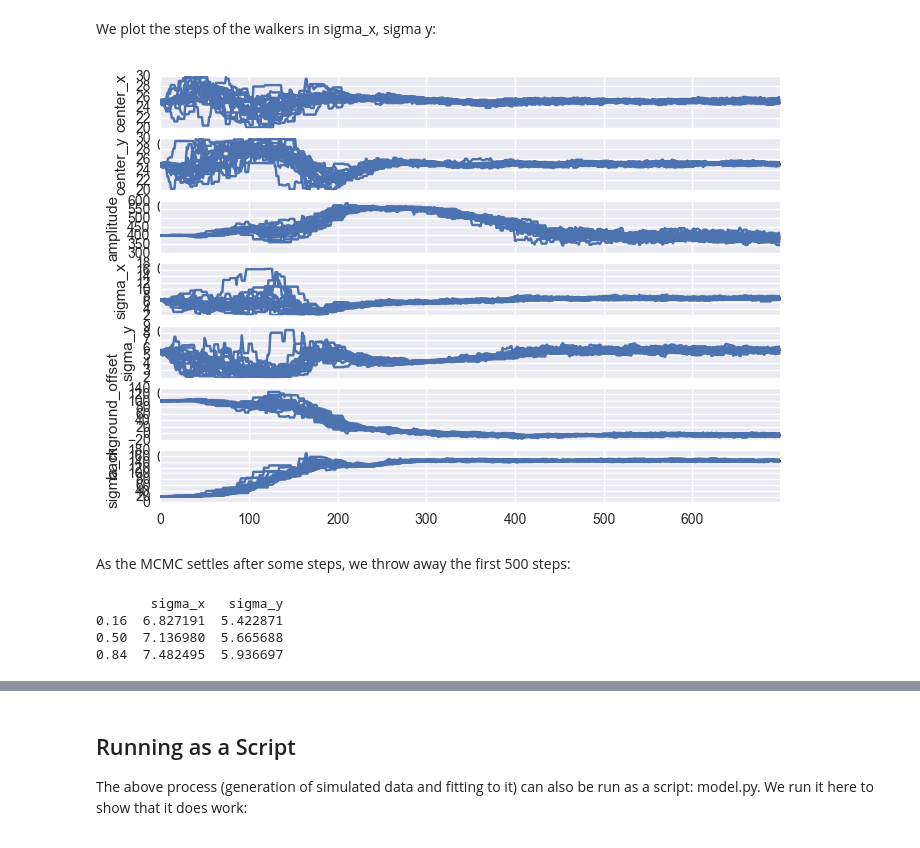
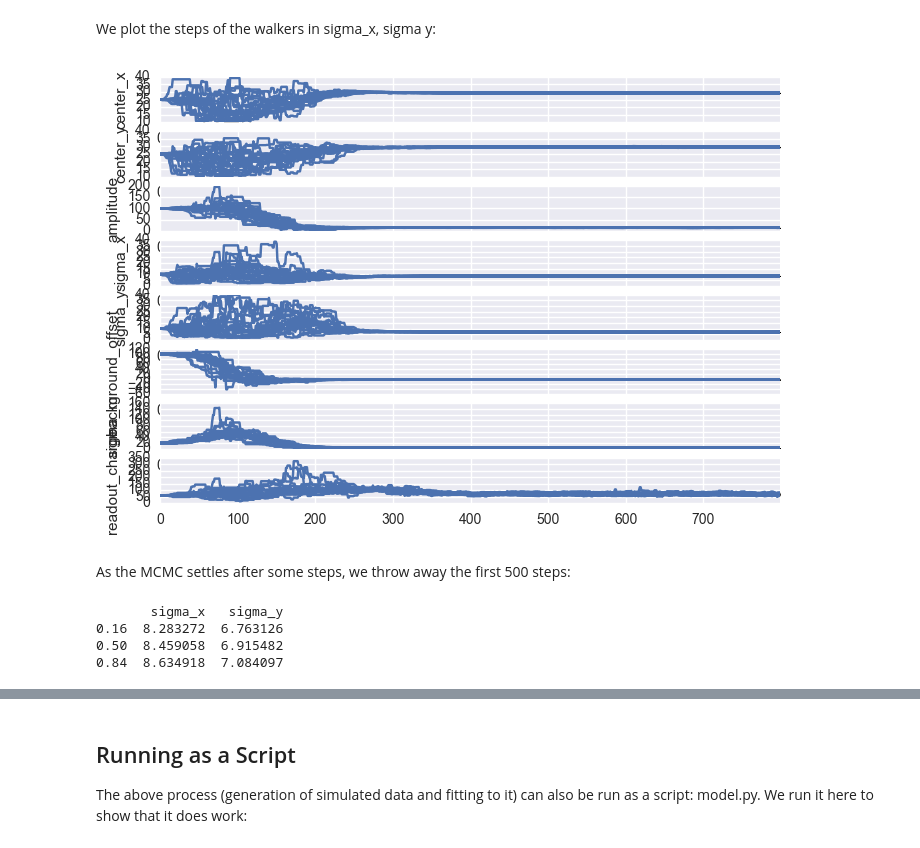
Before and after one commit to phys201/params_MOT, a Jupyter notebook: model_MOT.ipynb, the cells around one changed output, grey strips where cells are left out. Drawn from its saved outputs; the diff is of its cells as text; code cells hidden in the pictures.

```diff
--- a/model_MOT.ipynb
+++ b/model_MOT.ipynb
@@ -108,12 +108,15 @@ NOTE: In this simple version of the model, the two Gaussian uncertainties convol
 # %% [markdown]
 ### Load sample data:
 # %%
-model_data_path = get_data_file_path('model_data.csv')
-model_data = load_data(data_file = model_data_path, delim = ' ')
+#model_data_path = get_data_file_path('model_data.csv')
+#model_data = load_data(data_file = model_data_path, delim = ' ')
+
+real_data_path = get_data_file_path('RealMOTImageForTest.csv')
+data = load_data(data_file = real_data_path, delim = ',')
 
 image_size = 50
 
-image_object = load_image(model_data)
+image_object = load_image(data)
 
 # Try method of the class
 image_object.show(gauss_filter = False)
@@ -127,37 +130,39 @@ We run MCMC using the pm.sampler function, which calls upon the emcee package to
 
 The first 5 parameters give the 2D Gaussian for the MOT. background_offset is self-explanator. sigma_m is the uncertainty in the model, and sigma_m is the uncertainty from the scattered light background.
 # %%
-initial_guess = [25, 25, 400, 6.6667, 5.5556, 100, 20] # from HBL figure 1 and randomly guessing
-emcce_sample = pm.sampler(model_data, 7, 50, 700,image_size,initial_guess)
+initial_guess = [25, 25, 100, 10, 10, 100, 20, 60] # from HBL figure 1 and randomly guessing
+emcce_sample = pm.sampler(data, 8, 200, 800,image_size,initial_guess)
 # %% [output]
 Done
 # %% [markdown]
 We plot the steps of the walkers in sigma_x, sigma y:
 # %%
-fig, (ax_center_x, ax_center_y, ax_amplitude, ax_sigma_x, ax_sigma_y, ax_background_offset, ax_sigma_m) = plt.subplots(7)
+fig, (ax_center_x, ax_center_y, ax_amplitude, ax_sigma_x, ax_sigma_y, ax_background_offset, ax_sigma_m,ax_readout_charge) = plt.subplots(8)
 
 ax_center_x.set(ylabel='center_x')
 ax_center_y.set(ylabel='center_y')
 ax_amplitude.set(ylabel='amplitude')
 ax_sigma_x.set(ylabel='sigma_x')
 ax_sigma_y.set(ylabel='sigma_y')
 ax_background_offset.set(ylabel='background_offset')
 ax_sigma_m.set(ylabel='sigma_m')
+ax_readout_charge.set(ylabel='readout_charge')
 
 for i in range(20):
     sns.tsplot(emcce_sample.chain[i,:,0], ax=ax_center_x)
     sns.tsplot(emcce_sample.chain[i,:,1], ax=ax_center_y)
     sns.tsplot(emcce_sample.chain[i,:,2], ax=ax_amplitude)
     sns.tsplot(emcce_sample.chain[i,:,3], ax=ax_sigma_x)
     sns.tsplot(emcce_sample.chain[i,:,4], ax=ax_sigma_y)
     sns.tsplot(emcce_sample.chain[i,:,5], ax=ax_background_offset)
     sns.tsplot(emcce_sample.chain[i,:,6], ax=ax_sigma_m)
+    sns.tsplot(emcce_sample.chain[i,:,7], ax=ax_readout_charge)
 # %% [output]
-[figure, old version]
+[figure, new version]
 # %% [markdown]
 As the MCMC settles after some steps, we throw away the first  500 steps:
 # %%
-ndim = 7
+ndim = 8
 
 samples = emcce_sample.chain[:,500:,:]
 traces = samples.reshape(-1, ndim).T
@@ -171,9 +176,9 @@ sigma_y = q['sigma_y'][0.50]
 print(q)
 # %% [output]
        sigma_x   sigma_y
-0.16  6.827191  5.422871
-0.50  7.136980  5.665688
-0.84  7.482495  5.936697
+0.16  8.283272  6.763126
+0.50  8.459058  6.915482
+0.84  8.634918  7.084097
 # %%
 joint_kde = sns.jointplot(x='sigma_x', y='sigma_y', data=parameter_samples, kind='kde')
 # %% [output]
```
Also changed, not shown: parts of 5 cells of this notebook, 3 other files.
